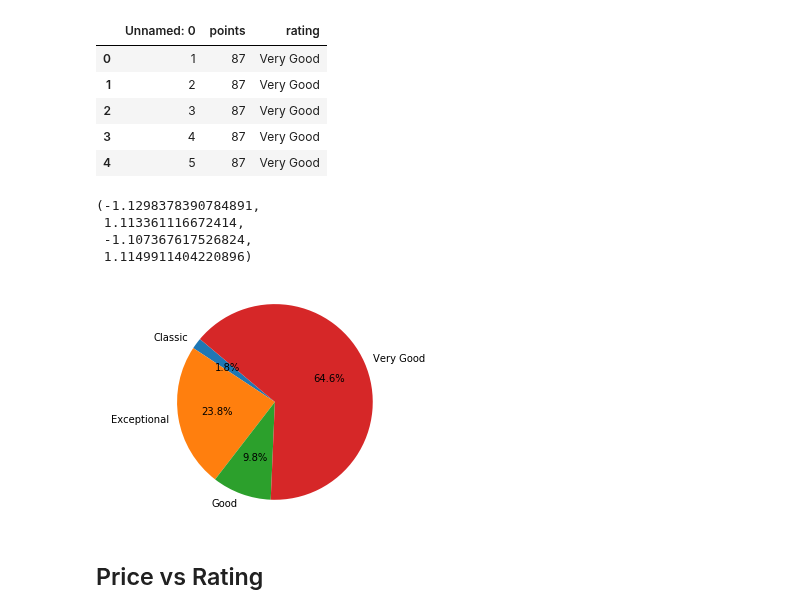
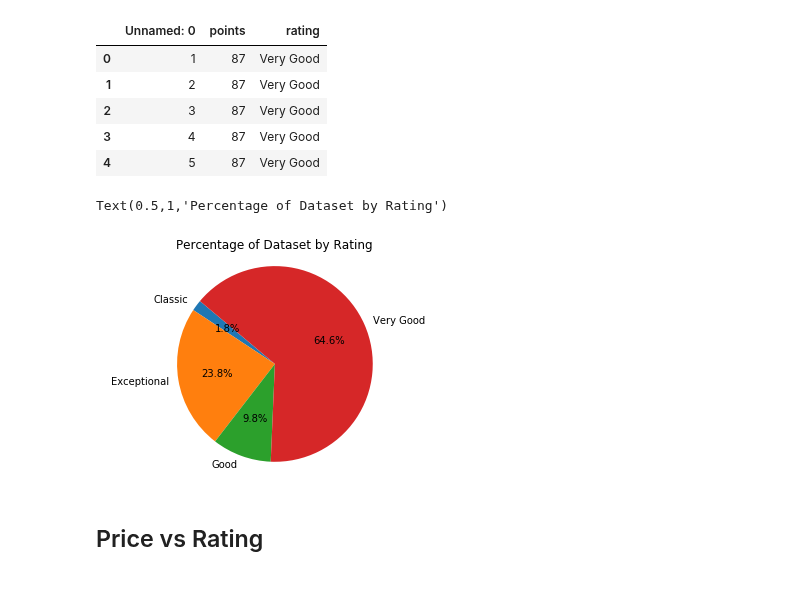
Before and after one commit to madengr00/PourTaste, a Jupyter notebook: Basic DataSet Information.ipynb, the cells around one changed output. Saved outputs shown, nothing was run; the diff lists cells and outputs as text; code cells hidden in the pictures; blank space fills up the shorter version.

```diff
--- a/Basic DataSet Information.ipynb
+++ b/Basic DataSet Information.ipynb
@@ -97,15 +97,13 @@ See the caveats in the documentation: http://pandas.pydata.org/pandas-docs/stabl
 # %%
 #Plotting ratings on a pie chart
 rating_pie=point_df.groupby(["rating"]).points.count()
 labels=("Classic", "Exceptional", "Good", "Very Good")
 
 plt.pie(rating_pie, labels=labels, autopct ="%1.1f%%", startangle=140)
 plt.axis("equal")
+plt.title("Percentage of Dataset by Rating")
 # %% [output]
-(-1.1298378390784891,
- 1.113361116672414,
- -1.107367617526824,
- 1.1149911404220896)
+Text(0.5,1,'Percentage of Dataset by Rating')
-[figure, old version]
+[figure, new version]
 # %% [markdown]
 ## Price vs Rating
```
Also changed, not shown: parts of 2 cells of this notebook.
